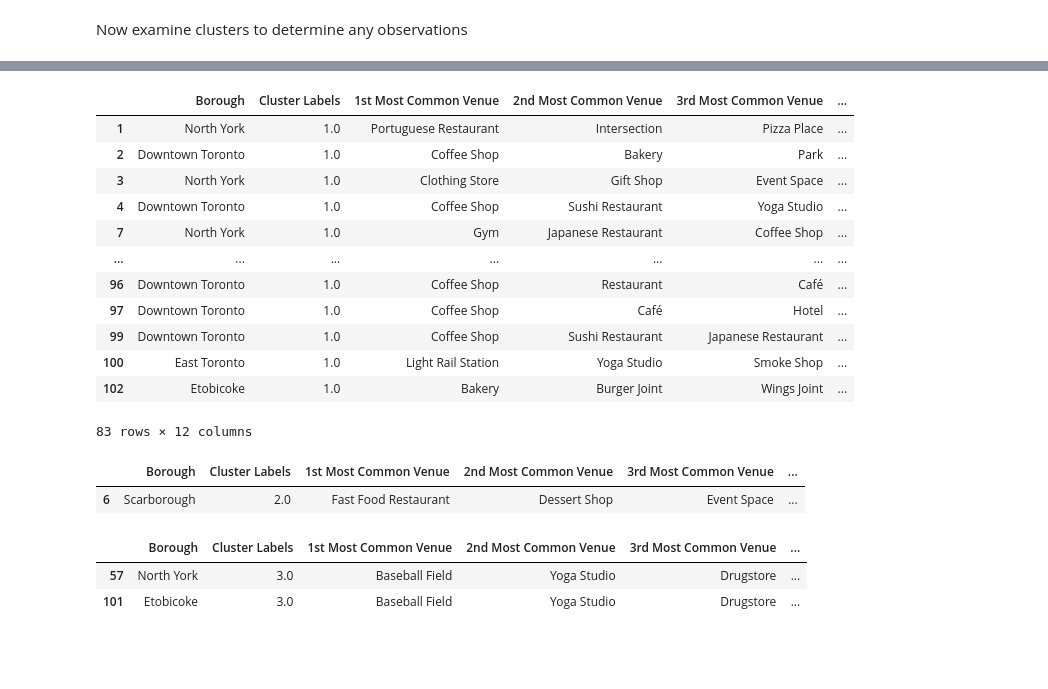
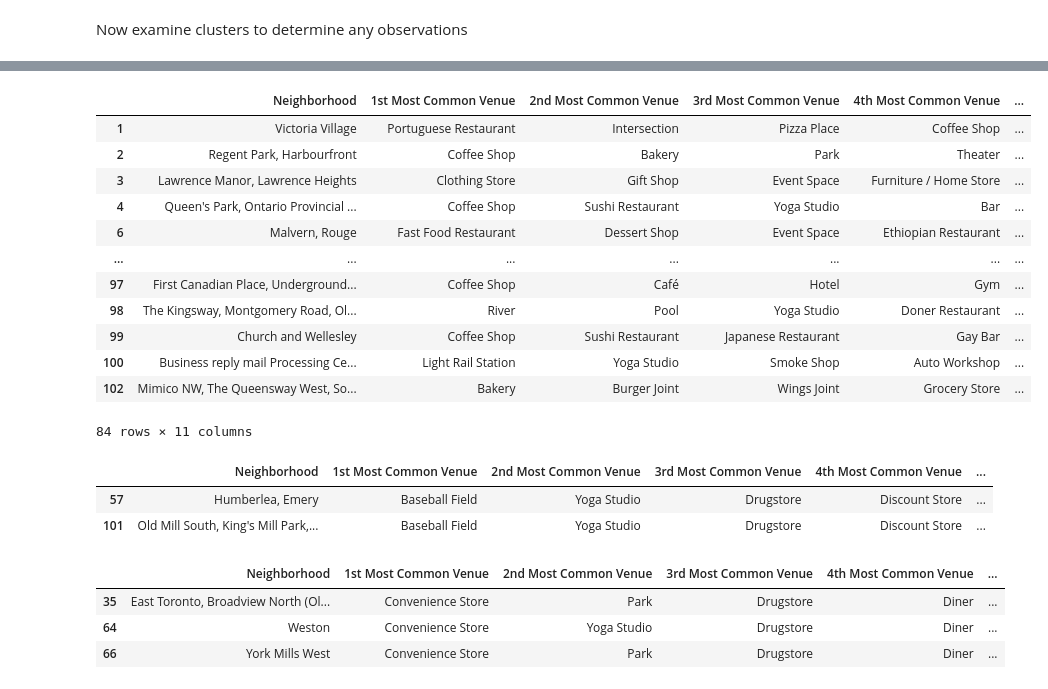
Before and after one commit to tferkel4006/Coursera_Capstone, a Jupyter notebook: Segmenting Neighborhoods in Toronto.ipynb, the cells around one changed output, grey strips where cells are left out. Cells and saved outputs as stored; diff of their text form; code cells hidden in the pictures; blank space fills up the shorter version.

```diff
--- a/Segmenting Neighborhoods in Toronto.ipynb
+++ b/Segmenting Neighborhoods in Toronto.ipynb
@@ -207,3 +227,26 @@ Preparing transaction: done
 Verifying transaction: done
 Executing transaction: done
 The geograpical coordinate of Toronto are 43.6534817, -79.3839347.
+# %%
+print(CLIENT_ID)
+lat=43.667856
+#lat=43.650571
+lng=-79.532242
+#lng=-79.384568
+radius=500
+url = 'https://api.foursquare.com/v2/venues/explore?&client_id={}&client_secret={}&v={}&ll={},{}&radius={}&limit={}'.format(
+            CLIENT_ID,
+            CLIENT_SECRET,
+            VERSION,
+            lat,
+            lng,
+            radius,
+            LIMIT)
+
+# make the GET request
+results = requests.get(url).json()["response"]['groups'][0]['items']
+if results:
+    print("Got some")
+    results
+else:
+    print("empty")
@@ -228,8 +274,11 @@ def getNearbyVenues(names, latitudes, longitudes, radius=500):
         # make the GET request
         results = requests.get(url).json()["response"]['groups'][0]['items']
 
-        # return only relevant information for each nearby venue
-        venues_list.append([(
+        #some requests are coming back empty so check to make sure we got results
+        if results:
+
+            #return only relevant information for each nearby venue
+            venues_list.append([(
             name,
             lat,
             lng,
@@ -237,6 +286,9 @@ def getNearbyVenues(names, latitudes, longitudes, radius=500):
             v['venue']['location']['lat'],
             v['venue']['location']['lng'],
             v['venue']['categories'][0]['name']) for v in results])
+
+        else:
+            print("no results for: ", name)
 
     nearby_venues = pd.DataFrame([item for venue_list in venues_list for item in venue_list])
     nearby_venues.columns = ['Neighborhood',
@@ -382,7 +434,7 @@ neighborhoods_venues_sorted.insert(0, 'Cluster Labels', kmeans.labels_)
 Toronto_merged = Toronto_df_merged
 
 # merge Toronto_grouped with Toronto_data to add latitude/longitude for each neighborhood
-Toronto_merged = Toronto_merged.join(neighborhoods_venues_sorted.set_index('Neighborhood'), on='Neighborhood')
+Toronto_merged = Toronto_merged.join(neighborhoods_venues_sorted.set_index('Neighborhood'), on='Neighborhood', how='right')
 
 Toronto_merged.head()
 # %% [output]
@@ -442,32 +497,34 @@ Toronto_merged.loc[Toronto_merged['Cluster Labels'] == 0, Toronto_merged.columns
 # %%
 #Cluster 2
-Toronto_merged.loc[Toronto_merged['Cluster Labels'] == 1, Toronto_merged.columns[[1] + list(range(5, Toronto_merged.shape[1]))]]
+Toronto_merged.loc[Toronto_merged['Cluster Labels'] == 1, Toronto_merged.columns[[2] + list(range(6, Toronto_merged.shape[1]))]]
 # %% [output]
-|  | Borough | Cluster Labels | 1st Most Common Venue | 2nd Most Common Venue | 3rd Most Common Venue | ... |
-| 1 | North York | 1.0 | Portuguese Restaurant | Intersection | Pizza Place | ... |
-| 2 | Downtown Toronto | 1.0 | Coffee Shop | Bakery | Park | ... |
-| 3 | North York | 1.0 | Clothing Store | Gift Shop | Event Space | ... |
-| 4 | Downtown Toronto | 1.0 | Coffee Shop | Sushi Restaurant | Yoga Studio | ... |
-| 7 | North York | 1.0 | Gym | Japanese Restaurant | Coffee Shop | ... |
+|  | Neighborhood | 1st Most Common Venue | 2nd Most Common Venue | 3rd Most Common Venue | 4th Most Common Venue | ... |
+| 1 | Victoria Village | Portuguese Restaurant | Intersection | Pizza Place | Coffee Shop | ... |
+| 2 | Regent Park, Harbourfront | Coffee Shop | Bakery | Park | Theater | ... |
+| 3 | Lawrence Manor, Lawrence Heights | Clothing Store | Gift Shop | Event Space | Furniture / Home Store | ... |
+| 4 | Queen's Park, Ontario Provincial ... | Coffee Shop | Sushi Restaurant | Yoga Studio | Bar | ... |
+| 6 | Malvern, Rouge | Fast Food Restaurant | Dessert Shop | Event Space | Ethiopian Restaurant | ... |
 | ... | ... | ... | ... | ... | ... | ... |
-| 96 | Downtown Toronto | 1.0 | Coffee Shop | Restaurant | Café | ... |
-| 97 | Downtown Toronto | 1.0 | Coffee Shop | Café | Hotel | ... |
-| 99 | Downtown Toronto | 1.0 | Coffee Shop | Sushi Restaurant | Japanese Restaurant | ... |
-| 100 | East Toronto | 1.0 | Light Rail Station | Yoga Studio | Smoke Shop | ... |
-| 102 | Etobicoke | 1.0 | Bakery | Burger Joint | Wings Joint | ... |
+| 97 | First Canadian Place, Underground... | Coffee Shop | Café | Hotel | Gym | ... |
+| 98 | The Kingsway, Montgomery Road, Ol... | River | Pool | Yoga Studio | Doner Restaurant | ... |
+| 99 | Church and Wellesley | Coffee Shop | Sushi Restaurant | Japanese Restaurant | Gay Bar | ... |
+| 100 | Business reply mail Processing Ce... | Light Rail Station | Yoga Studio | Smoke Shop | Auto Workshop | ... |
+| 102 | Mimico NW, The Queensway West, So... | Bakery | Burger Joint | Wings Joint | Grocery Store | ... |
-83 rows × 12 columns
+84 rows × 11 columns
 # %%
 #Cluster 3
-Toronto_merged.loc[Toronto_merged['Cluster Labels'] == 2, Toronto_merged.columns[[1] + list(range(5, Toronto_merged.shape[1]))]]
+Toronto_merged.loc[Toronto_merged['Cluster Labels'] == 2, Toronto_merged.columns[[2] + list(range(6, Toronto_merged.shape[1]))]]
 # %% [output]
-|  | Borough | Cluster Labels | 1st Most Common Venue | 2nd Most Common Venue | 3rd Most Common Venue | ... |
-| 6 | Scarborough | 2.0 | Fast Food Restaurant | Dessert Shop | Event Space | ... |
+|  | Neighborhood | 1st Most Common Venue | 2nd Most Common Venue | 3rd Most Common Venue | 4th Most Common Venue | ... |
+| 57 | Humberlea, Emery | Baseball Field | Yoga Studio | Drugstore | Discount Store | ... |
+| 101 | Old Mill South, King's Mill Park,... | Baseball Field | Yoga Studio | Drugstore | Discount Store | ... |
 # %%
 #Cluster 4
-Toronto_merged.loc[Toronto_merged['Cluster Labels'] == 3, Toronto_merged.columns[[1] + list(range(5, Toronto_merged.shape[1]))]]
+Toronto_merged.loc[Toronto_merged['Cluster Labels'] == 3, Toronto_merged.columns[[2] + list(range(6, Toronto_merged.shape[1]))]]
 # %% [output]
-|  | Borough | Cluster Labels | 1st Most Common Venue | 2nd Most Common Venue | 3rd Most Common Venue | ... |
-| 57 | North York | 3.0 | Baseball Field | Yoga Studio | Drugstore | ... |
-| 101 | Etobicoke | 3.0 | Baseball Field | Yoga Studio | Drugstore | ... |
+|  | Neighborhood | 1st Most Common Venue | 2nd Most Common Venue | 3rd Most Common Venue | 4th Most Common Venue | ... |
+| 35 | East Toronto, Broadview North (Ol... | Convenience Store | Park | Drugstore | Diner | ... |
+| 64 | Weston | Convenience Store | Yoga Studio | Drugstore | Diner | ... |
+| 66 | York Mills West | Convenience Store | Park | Drugstore | Diner | ... |
 # %%
 #Cluster 5
```
Also changed, not shown: parts of 8 cells of this notebook.
